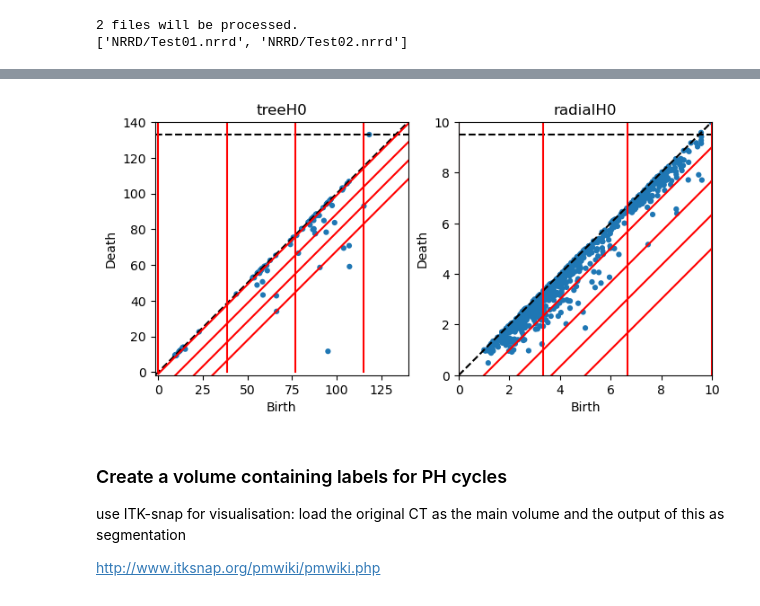
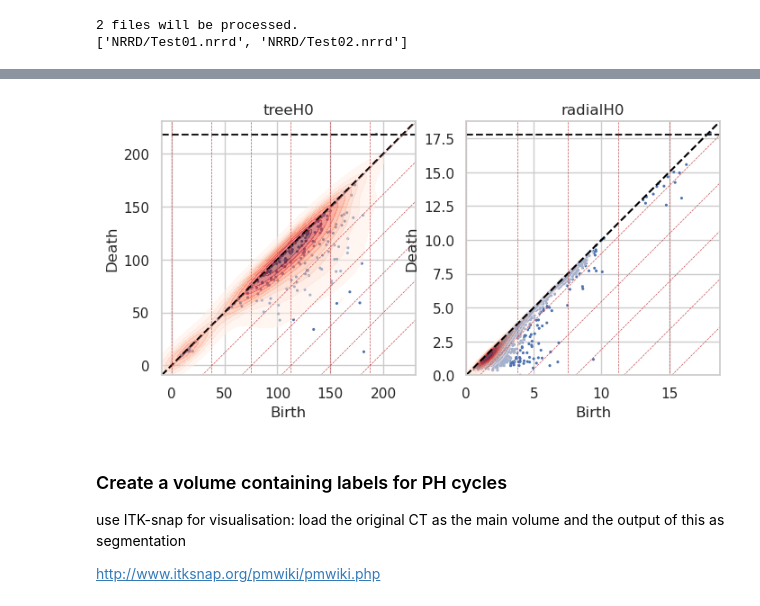
Before and after one commit to shizuo-kaji/ductal_morphology, a Jupyter notebook: ductal_morphology.ipynb, the cells around one changed output, grey strips where cells are left out. Saved outputs shown, nothing was run; the diff lists cells and outputs as text; code cells hidden in the pictures.

Commit message:
improved generation identification

```diff
--- a/ductal_morphology.ipynb
+++ b/ductal_morphology.ipynb
@@ -120,7 +122,7 @@ modes = ["tree","radial"] # PH computation modes
 
 ## maximum generation of branches used for analysis:
 # ## CAUTION: automatic generation assignment is not always perfect. Make sure by checking intermediate outputs in "output_dir"
-max_gen = 5
+max_gen = 30
 
 ## binarisation threshold
 threshold = -2000
@@ -131,22 +133,24 @@ min_radius = 1
 ## input dir containing segmented airway CT in NRRD files
 input_dir = 'NRRD'
 
-input_files = glob.glob(os.path.join(input_dir,"*.nrrd"))
+input_files = sorted(glob.glob(os.path.join(input_dir,"*.nrrd")))
 print(f'{len(input_files)} files will be processed.')
 if len(input_files)<10:
     print(input_files)
 
 ## output dirs
 output_dir = f"output_gen1-{max_gen}"
+#output_dir = os.path.join(input_dir,f'output_gen{max_gen}')
+
 save_intermediate = True # if set to True, volume files of skeleton and generation are saved
 save_PH_to_file = True # save computed PH to numpy npy files
-verbosity = 1 # set num_parallel=1 to turn of parallel execution to see debug outputs
+verbosity = 1 # set num_parallel=1 to turn off parallel execution to see debug outputs
 
 ## PH load/save dirs
 PH_dir = {"tree": f"treeH_gen1-{max_gen}", "radial": f"radialH_gen1-{max_gen}"}
 
 ## CSV filename to write computed metrics
-output_csv_name = os.path.join(output_dir,f"results2022_gen1-{max_gen}.csv")
+output_csv_name = os.path.join(output_dir,f"results_gen1-{max_gen}.csv")
 
 ## parallel execution (beware of the memory usage)
 num_parallel=1
@@ -160,10 +164,12 @@ remove_trachea = True
 min_branch_children = 20  # the default value of 20 is usually fine
 
 ## number of bins for PH metrics
-num_bins = {"tree": 3, "radial": 3}
+num_bins = {"tree": 5, "radial": 5}
 min_life = {"tree": 1, "radial": 1}
-max_life = {"tree": None, "radial": 5}
-max_birth =  {"tree": None, "radial": 10}
+#max_life = {"tree": None, "radial": 5}
+max_life = {"tree": 187.5, "radial": 18.75}
+#max_birth =  {"tree": None, "radial": 10}
+max_birth =  {"tree": 187.5, "radial": 18.75}
 
 ## the number of cycles are normalised to sum up to one, if set to True.
 density = False
@@ -174,7 +180,7 @@ OUTSIDE=1
 ## DEBUG options
 maxdim = 0 # max dimension to which PH will be computed. 0 is fine.
 recompute_PH = True # if set to False, load PH from file
-skip_compute_PH = False # if set to True, perform only generation computation without PH.
+skip_compute_PH = False # False # if set to True, perform only generation computation without PH.
 
 ## create output dirs
 [os.makedirs(dn,exist_ok=True) for dn in PH_dir.values()]
@@ -231,6 +239,6 @@ res
 fix,ax = plt.subplots(len(modes),3)
 for i,mode in enumerate(modes):
     for j,t in enumerate(['Life','Birth','Ratio']):
-        X = results[[f'{mode}_{t}_0',f'{mode}_{t}_1',f'{mode}_{t}_2']].values
+        X = results[[f'{mode}_{t}_{b}' for b in range(num_bins[mode])]].values
         vboxplot(X,ax=ax[i,j],title=f'{mode} {t}')
 # %% [output]
@@ -262,14 +270,22 @@ Name: 0, Length: 68, dtype: object
 # %%
 ## plot persistence diagram
 fig, ax= plt.subplots(1,2,figsize=(8,5))
-persim.plot_diagrams(np.abs(H["tree"][:,1:3]),legend=False, lifetime=False, ax=ax[0],title="treeH0")
-persim.plot_diagrams(np.abs(H["radial"][:,1:3]),xy_range=(0,max_birth["radial"],0,max_birth["radial"]), legend=False, lifetime=False, ax=ax[1],title="radialH0")
+persim.plot_diagrams(np.abs(H["tree"][:,1:3]),legend=False, lifetime=False, ax=ax[0],title="treeH0",size=5)
+persim.plot_diagrams(np.abs(H["radial"][:,1:3]),xy_range=(0,max_birth["radial"],0,max_birth["radial"]), legend=False, lifetime=False, ax=ax[1],title="radialH0",size=5)
 for k,m in enumerate(modes):
     for i in range(num_bins[m]+1):
-        ax[k].plot([metrics[f'{m}_Birth_bin{i}'],metrics[f'{m}_Birth_bin{i}']], [0,1000], '-', c="r")
-        ax[k].plot([0,1000],[-metrics[f'{m}_Life_bin{i}'],1000-metrics[f'{m}_Life_bin{i}']], '-', c="r")
+        ax[k].plot([metrics[f'{m}_Birth_bin{i}'],metrics[f'{m}_Birth_bin{i}']], [-100,1000], '--', linewidth=0.5, c="r")
+        ax[k].plot([0,1000],[-metrics[f'{m}_Life_bin{i}'],1000-metrics[f'{m}_Life_bin{i}']], '--', linewidth=0.5, c="r")
+    H0tree = np.abs(H[m][:,1:3])
+    H0tree = H0tree[H0tree.max(axis=1)<1e+20]
+    if max_birth[m] is None:
+        M=H0tree.max()
+    else:
+        M=max_birth[m]
+    dx=H0tree.ptp()/100
+    sns.kdeplot(x=H0tree[:,0], y=H0tree[:,1], shade = True, cmap = "Reds", ax=ax[k],alpha=0.5)
 # %% [output]
-[figure, old version]
+[figure, new version]
 # %% [markdown]
 ### Create a volume containing labels for PH cycles
 
```
Also changed, not shown: parts of 8 cells of this notebook, 37 other files.
